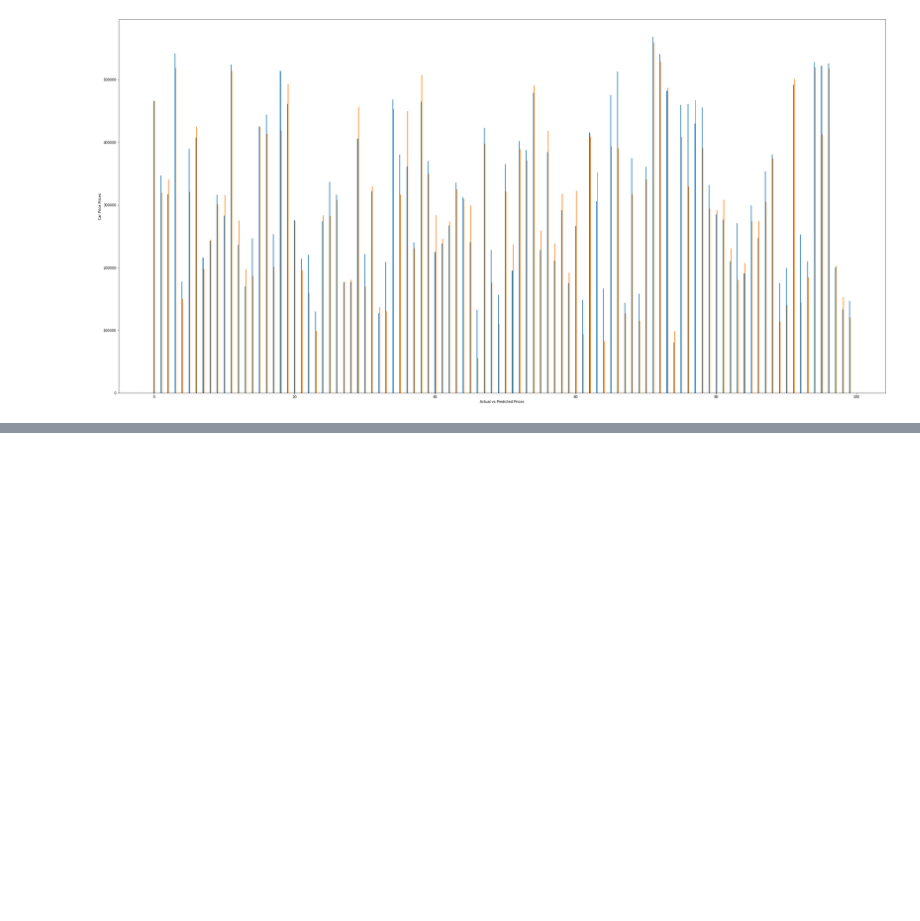
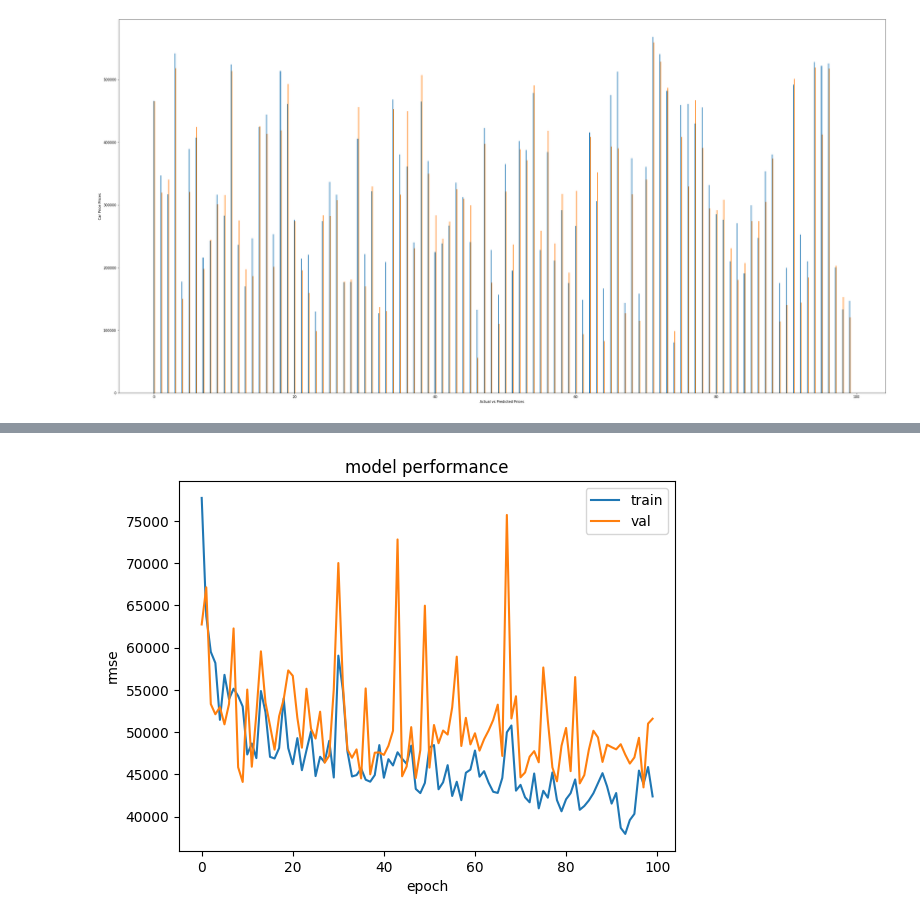
Before and after one commit to Juanjomm2001/deep-learning-with-tensorflow-2, a Jupyter notebook: deep learning for computer vision/1-Linear Regression for Predicting Price of second hand Cars by Neuralearn.ai-.ipynb, the cells around one changed output, grey strips where cells are left out. Drawn from its saved outputs; the diff is of its cells as text; code cells hidden in the pictures; blank space fills up the shorter version.

```diff
--- a/deep learning for computer vision/1-Linear Regression for Predicting Price of second hand Cars by Neuralearn.ai-.ipynb
+++ b/deep learning for computer vision/1-Linear Regression for Predicting Price of second hand Cars by Neuralearn.ai-.ipynb
@@ -334,0 +527,10 @@ plt.show()
+# %%
+plt.plot(history.history['root_mean_squared_error'])
+plt.plot(history.history['val_root_mean_squared_error'])
+plt.title('model performance')
+plt.ylabel('rmse')
+plt.xlabel('epoch')
+plt.legend(['train', 'val'])
+plt.show()
+# %% [output]
+[figure, added]
```
Also changed, not shown: parts of 49 cells of this notebook, 3 other files.
